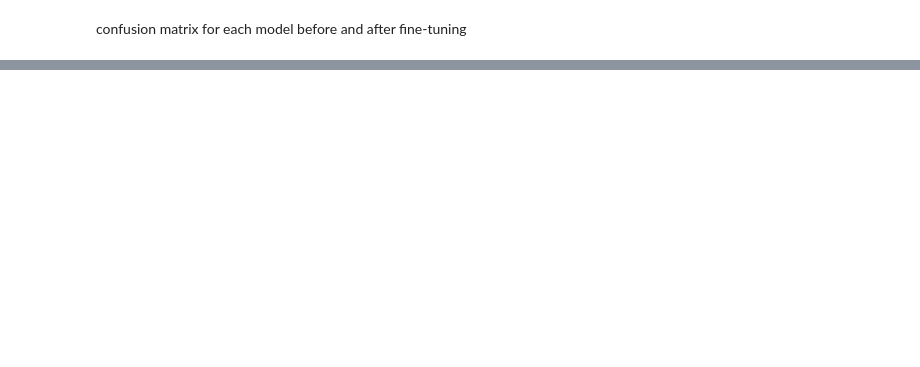
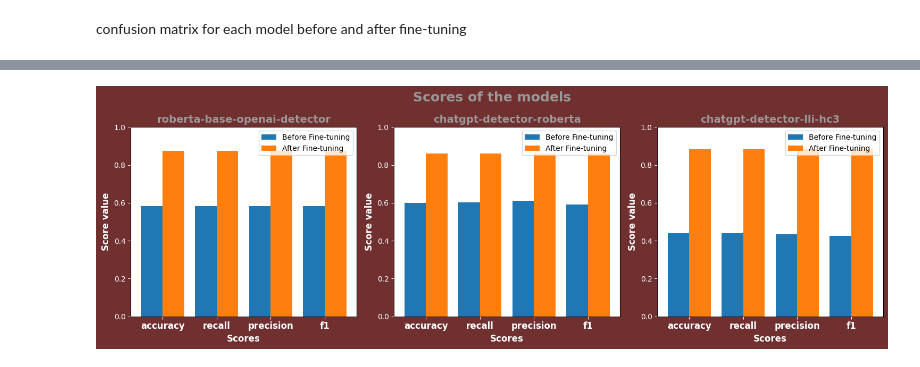
Before and after one commit to rusenbb/GPT-Detector, a Jupyter notebook: main.ipynb, the cells around one changed output, grey strips where cells are left out. Drawn from its saved outputs; the diff is of its cells as text; code cells hidden in the pictures; blank space fills up the shorter version.

```diff
--- a/main.ipynb
+++ b/main.ipynb
@@ -221,0 +271,32 @@ plt.show()
+# %%
+# Plotting the bar plots side by side
+fig, ax = plt.subplots(1, 3, figsize=(15, 5))
+fig.suptitle('Scores of the models', fontsize=18, fontweight='bold', color='#999999')
+fig.set_facecolor('#703030')
+
+for i, model_name in enumerate(model_names):
+    scores_before = list(model_scores_before_finetuning[model_name].values())
+    scores_after = list(model_scores[model_name].values())
+    labels = list(model_scores_before_finetuning[model_name].keys())
+
+    # Create an array with the position of each bar along the x-axis
+    x = np.arange(len(labels))
+
+    # Plot each bar plot
+    ax[i].bar(x - 0.2, scores_before, width=0.4, label='Before Fine-tuning')
+    ax[i].bar(x + 0.2, scores_after, width=0.4, label='After Fine-tuning')
+
+    ax[i].set_title(model_name, fontweight='bold', fontsize=14, color='#999999')
+    ax[i].set_xticks(x)
+    ax[i].set_xticklabels(labels, fontweight='bold', fontsize=12, color='white')
+    ax[i].set_ylim(0, 1)
+    ax[i].set_xlabel('Scores', fontweight='bold', fontsize=12, color='white')
+    ax[i].set_ylabel('Score value', fontweight='bold', fontsize=12, color='white')
+    ax[i].tick_params(axis='x', colors='white')
+    ax[i].tick_params(axis='y', colors='white')
+    ax[i].legend()
+
+plt.tight_layout()
+plt.show()
+# %% [output]
+[figure, added]
```
Also changed, not shown: parts of 10 cells of this notebook.
